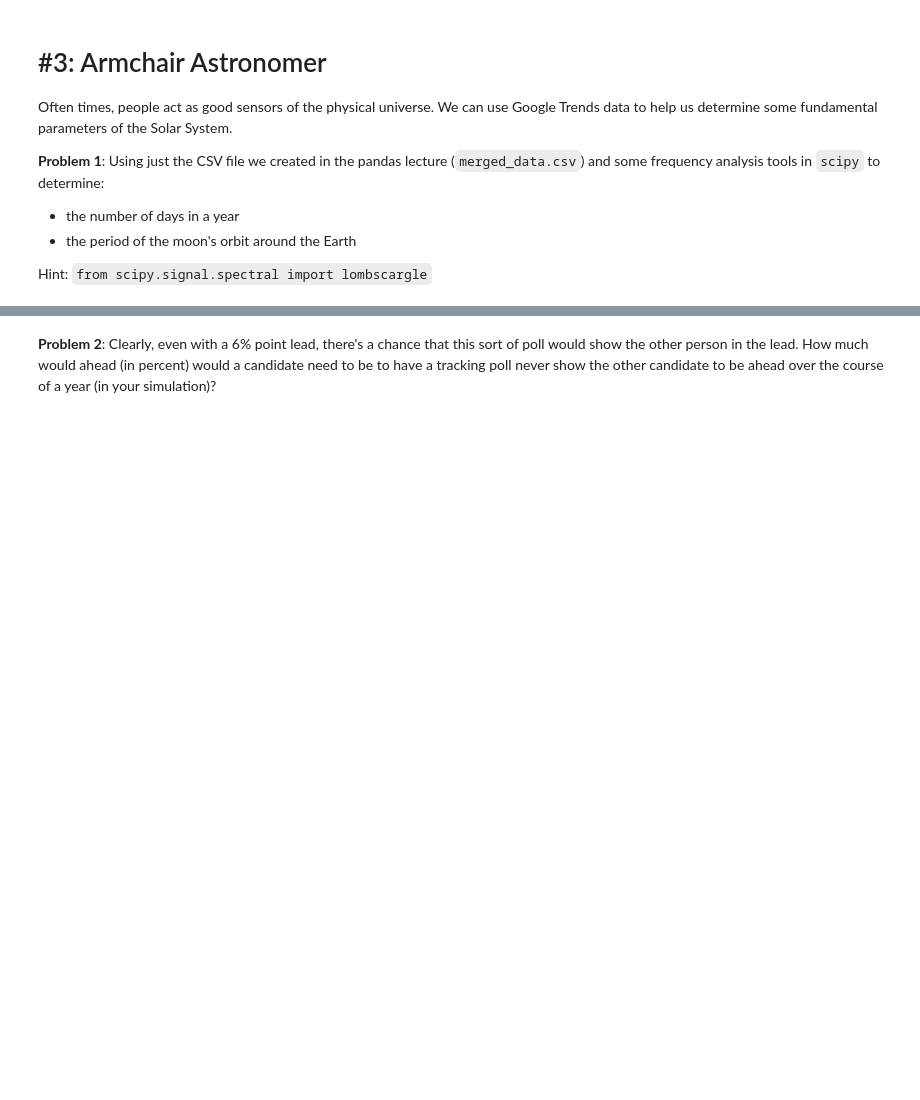
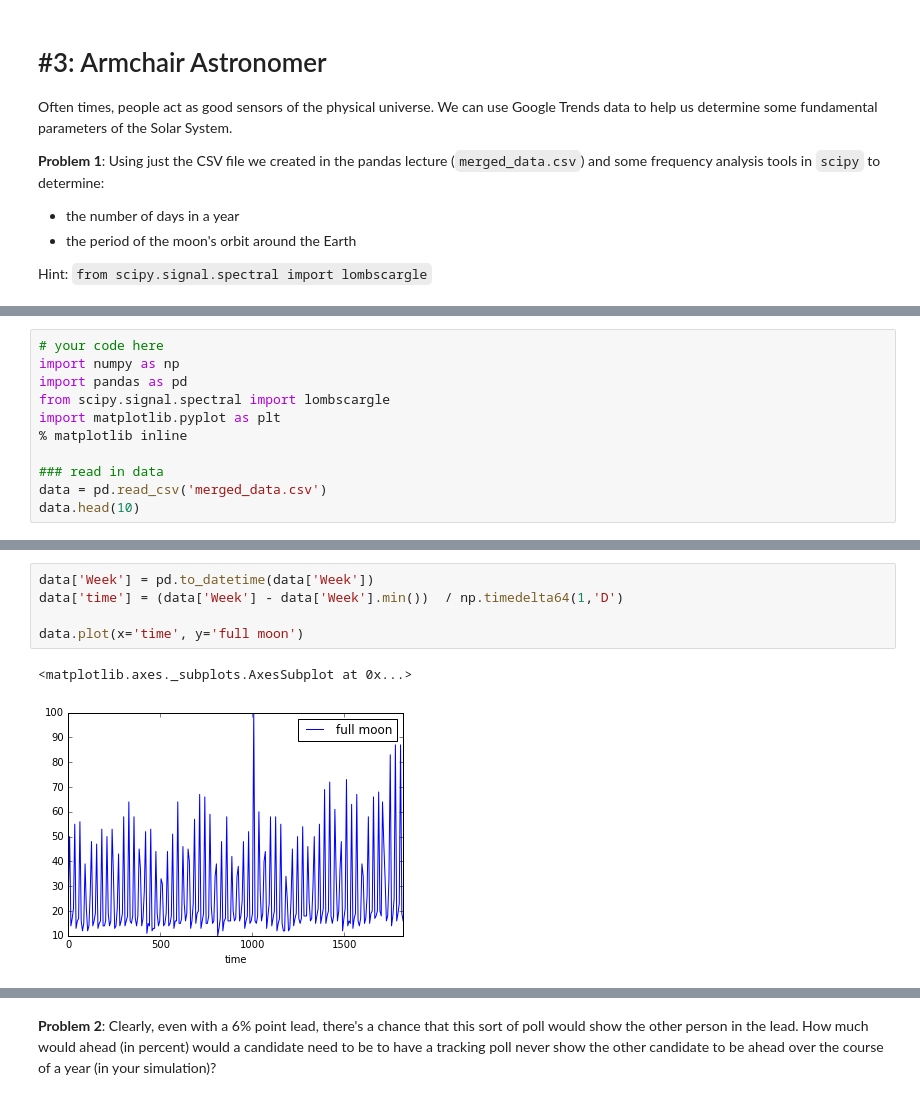
Before and after one commit to irinaene/py-ay250-hw, a Jupyter notebook: hw_1/hw_1_assignment.ipynb, the cells around one changed output, grey strips where cells are left out. Drawn from its saved outputs; the diff is of its cells as text; blank space fills up the shorter version.

```diff
--- a/hw_1/hw_1_assignment.ipynb
+++ b/hw_1/hw_1_assignment.ipynb
@@ -499,0 +459,11 @@ Hint: `from scipy.signal.spectral import lombscargle`
+# %%
+# your code here
+import numpy as np
+import pandas as pd
+from scipy.signal.spectral import lombscargle
+import matplotlib.pyplot as plt
+% matplotlib inline
+
+### read in data
+data = pd.read_csv('merged_data.csv')
+data.head(10)
@@ -499,0 +482,8 @@ Hint: `from scipy.signal.spectral import lombscargle`
+# %%
+data['Week'] = pd.to_datetime(data['Week'])
+data['time'] = (data['Week'] - data['Week'].min())  / np.timedelta64(1,'D')
+
+data.plot(x='time', y='full moon')
+# %% [output]
+<matplotlib.axes._subplots.AxesSubplot at 0x...>
+[figure, added]
```
Also changed, not shown: parts of 18 cells of this notebook.
